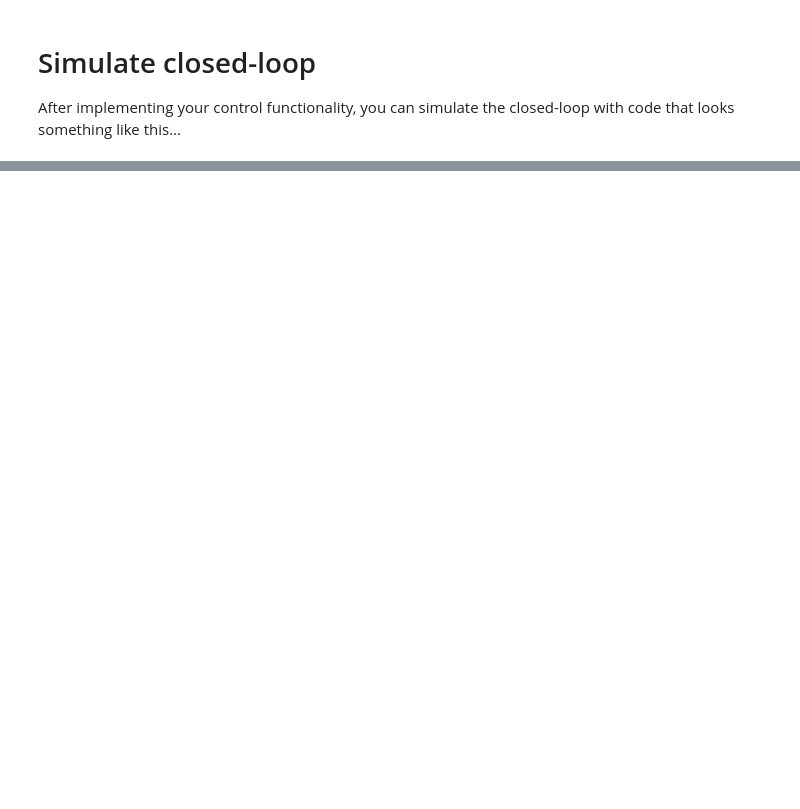
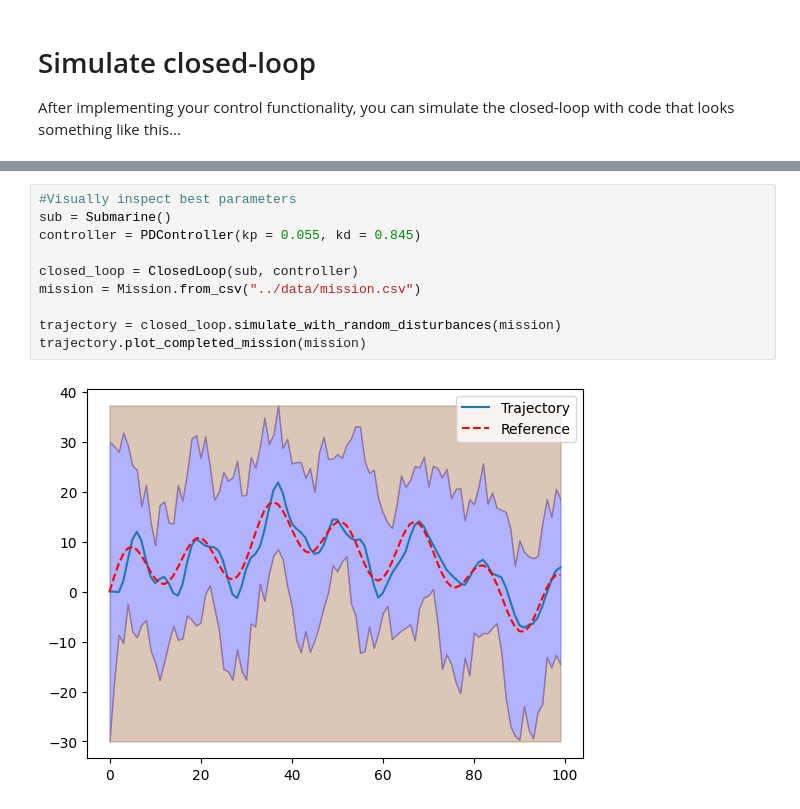
Before and after one commit to jonjon-wang/b1-coding-practical-mt25, a Jupyter notebook: notebooks/demo.ipynb, the cells around one changed output, grey strips where cells are left out. Saved outputs shown, nothing was run; the diff lists cells and outputs as text; blank space fills up the shorter version.

```diff
--- a/notebooks/demo.ipynb
+++ b/notebooks/demo.ipynb
@@ -46,0 +82,12 @@ trajectory.plot_completed_mission(mission)
+# %%
+#Visually inspect best parameters
+sub = Submarine()
+controller = PDController(kp = 0.055, kd = 0.845)
+
+closed_loop = ClosedLoop(sub, controller)
+mission = Mission.from_csv("../data/mission.csv")
+
+trajectory = closed_loop.simulate_with_random_disturbances(mission)
+trajectory.plot_completed_mission(mission)
+# %% [output]
+[figure, added]
```
Also changed, not shown: parts of 4 cells of this notebook, 1 other file.
